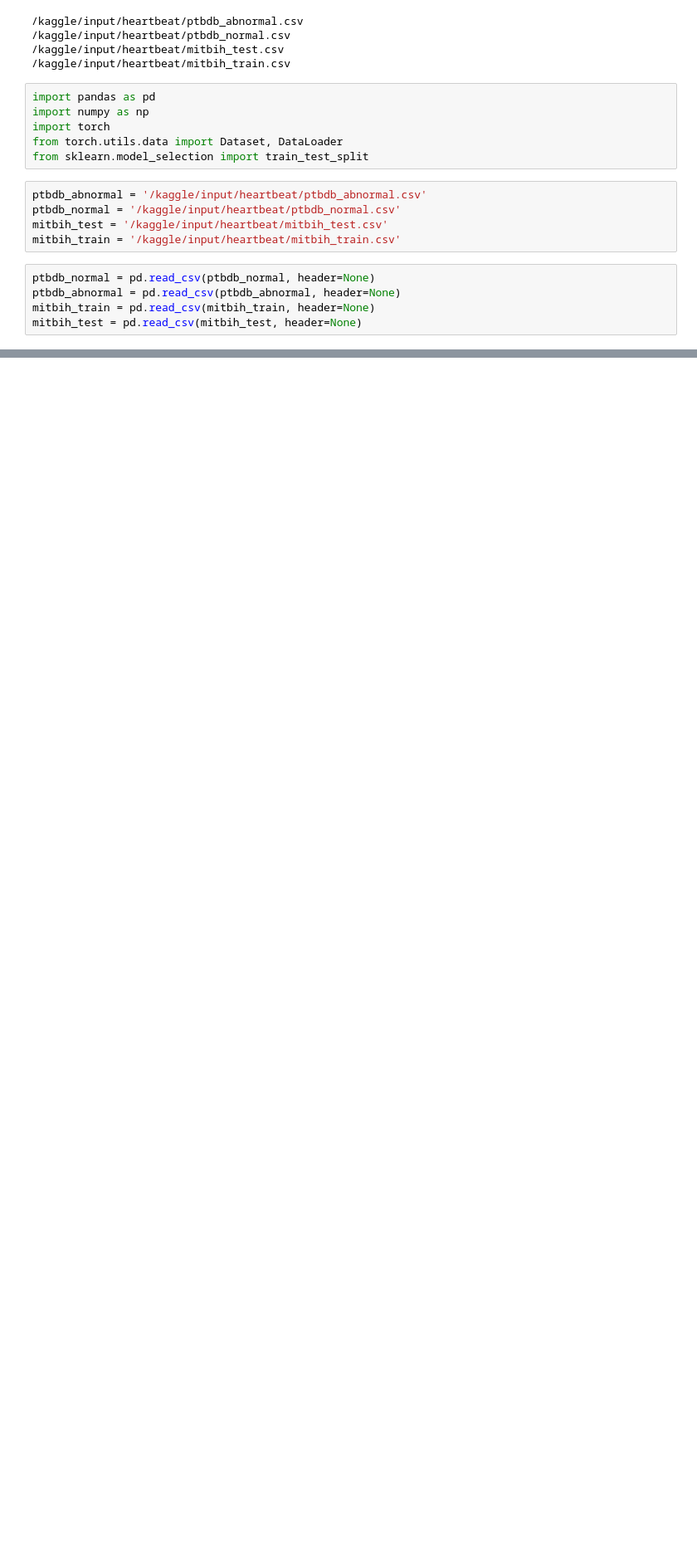
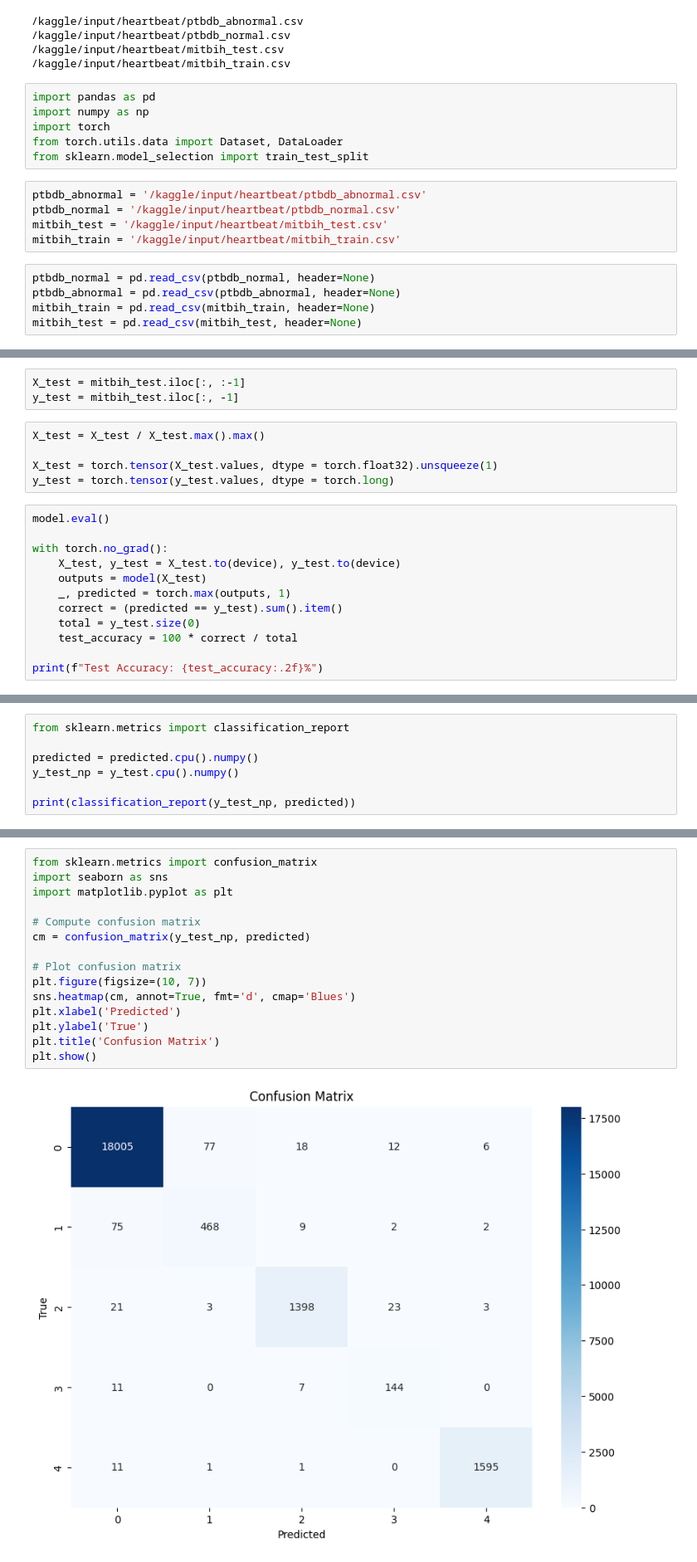
Before and after one commit to worldofaryavart/kagglecompetition, a Jupyter notebook: notebook09bb37db9b.ipynb, the cells around one changed output, grey strips where cells are left out. Shown: that part at 83% size. Drawn from its saved outputs; the diff is of its cells as text; blank space fills up the shorter version.

```diff
--- a/notebook09bb37db9b.ipynb
+++ b/notebook09bb37db9b.ipynb
@@ -197,0 +365,20 @@ print(f'Test Accuracy: {accuracy:.2f}')
+# %%
+X_test = mitbih_test.iloc[:, :-1]
+y_test = mitbih_test.iloc[:, -1]
+# %%
+X_test = X_test / X_test.max().max()
+
+X_test = torch.tensor(X_test.values, dtype = torch.float32).unsqueeze(1)
+y_test = torch.tensor(y_test.values, dtype = torch.long)
+# %%
+model.eval()
+
+with torch.no_grad():
+    X_test, y_test = X_test.to(device), y_test.to(device)
+    outputs = model(X_test)
+    _, predicted = torch.max(outputs, 1)
+    correct = (predicted == y_test).sum().item()
+    total = y_test.size(0)
+    test_accuracy = 100 * correct / total
+
+print(f"Test Accuracy: {test_accuracy:.2f}%")
@@ -197,0 +387,7 @@ print(f'Test Accuracy: {accuracy:.2f}')
+# %%
+from sklearn.metrics import classification_report
+
+predicted = predicted.cpu().numpy()
+y_test_np = y_test.cpu().numpy()
+
+print(classification_report(y_test_np, predicted))
@@ -198,3 +418,20 @@ print(f'Test Accuracy: {accuracy:.2f}')
+# %%
+from sklearn.metrics import confusion_matrix
+import seaborn as sns
+import matplotlib.pyplot as plt
+
+# Compute confusion matrix
+cm = confusion_matrix(y_test_np, predicted)
+
+# Plot confusion matrix
+plt.figure(figsize=(10, 7))
+sns.heatmap(cm, annot=True, fmt='d', cmap='Blues')
+plt.xlabel('Predicted')
+plt.ylabel('True')
+plt.title('Confusion Matrix')
+plt.show()
+# %% [output]
+[figure, added]
 # %%
 torch.save(model.state_dict(), 'ecg_model.pth')
 
```
Also changed, not shown: parts of 36 cells of this notebook.
